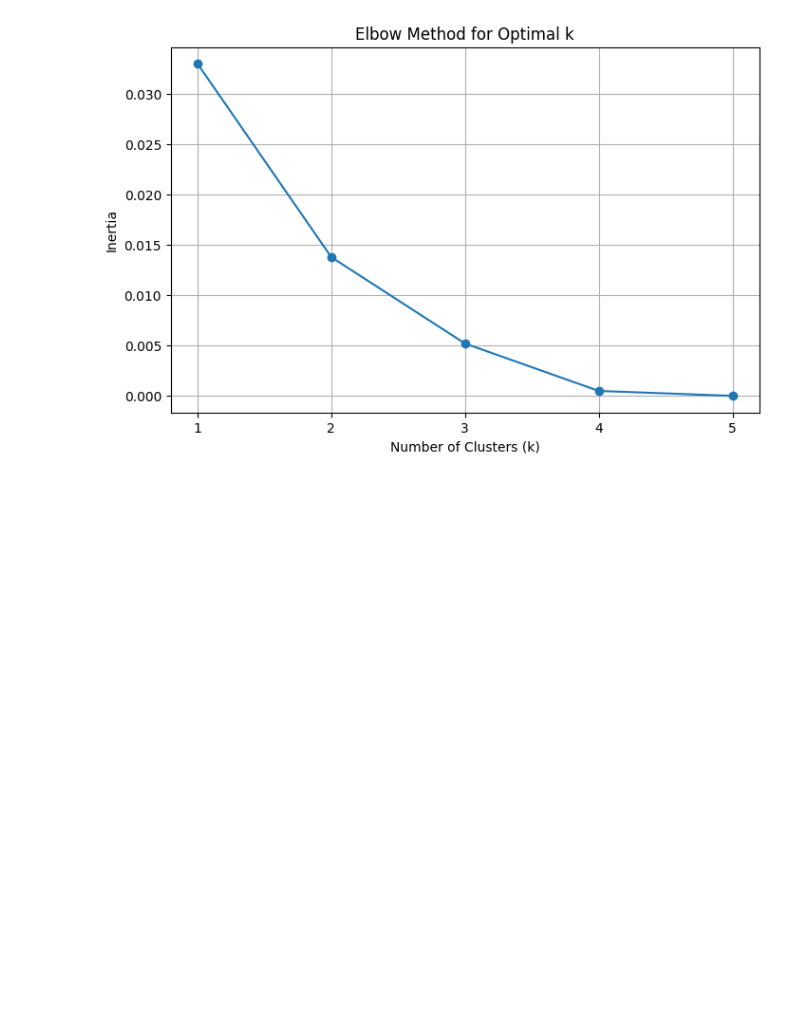
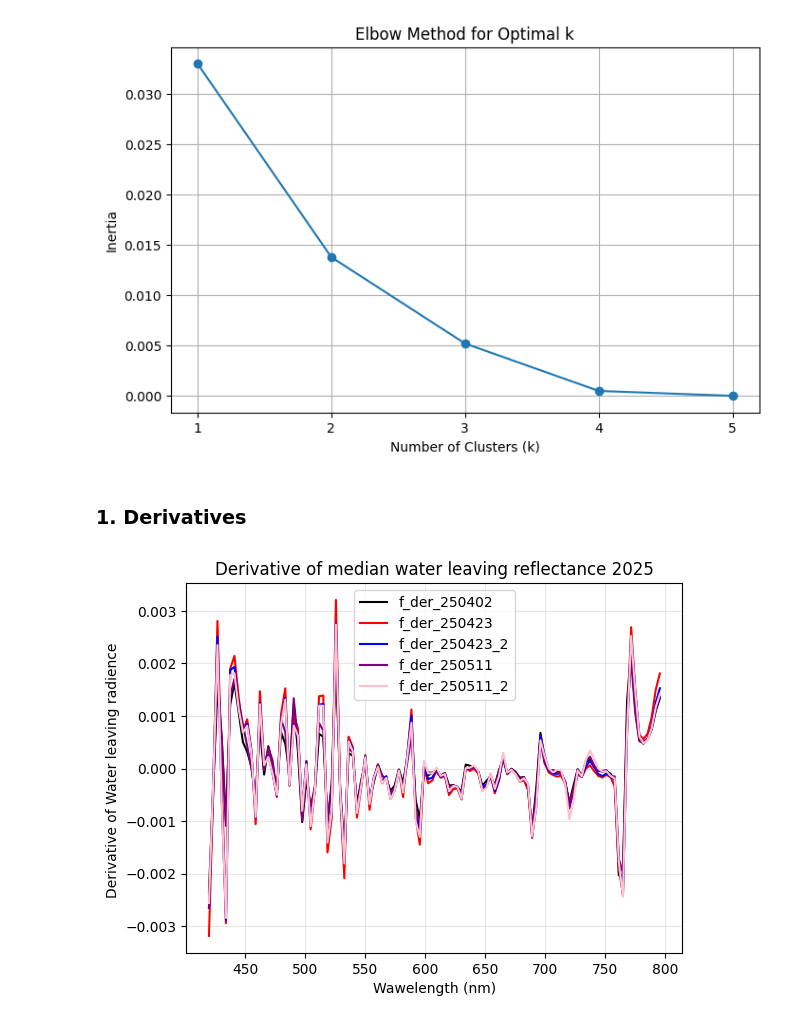
Before and after one commit to AnneMartheH/Vaar_2025, a Jupyter notebook: atm_c_2025.ipynb, the cells around one changed output. Cells and saved outputs as stored; diff of their text form; code cells hidden in the pictures; blank space fills up the shorter version.

```diff
--- a/atm_c_2025.ipynb
+++ b/atm_c_2025.ipynb
@@ -425,3 +433,28 @@ plt.grid(True)
 plt.show()
 # %% [output]
 [figure]
+# %% [markdown]
+### 1. Derivatives
+# %%
+f_der_250402 = np.gradient(median_250402)
+f_der_250423 = np.gradient(median_250423)
+f_der_250423_2 = np.gradient(median_250423_2)
+#f_der_250504 = np.gradient(median_250504)
+f_der_250511 = np.gradient(median_250511)
+f_der_250511_2 = np.gradient(median_250511_2)
+
+
+plt.plot(x, f_der_250402, color='black', label='f_der_250402')
+plt.plot(x, f_der_250423, color='red', label='f_der_250423')
+plt.plot(x, f_der_250423_2, color='blue', label='f_der_250423_2')
+#plt.plot(x, f_der_250504, color='green', label='f_der_250504')
+plt.plot(x, f_der_250511, color='purple', label='f_der_250511')
+plt.plot(x, f_der_250511_2, color='pink', label='f_der_250511_2')
+plt.xlabel("Wawelength (nm)")
+plt.ylabel("Derivative of Water leaving radience ") #finne enheten her
+plt.title("Derivative of median water leaving reflectance 2025")
+plt.grid(True, alpha=0.3)
+plt.legend()
+plt.show()
+# %% [output]
+[figure, added]
```
Also changed, not shown: parts of 6 cells of this notebook, 4 other files.
